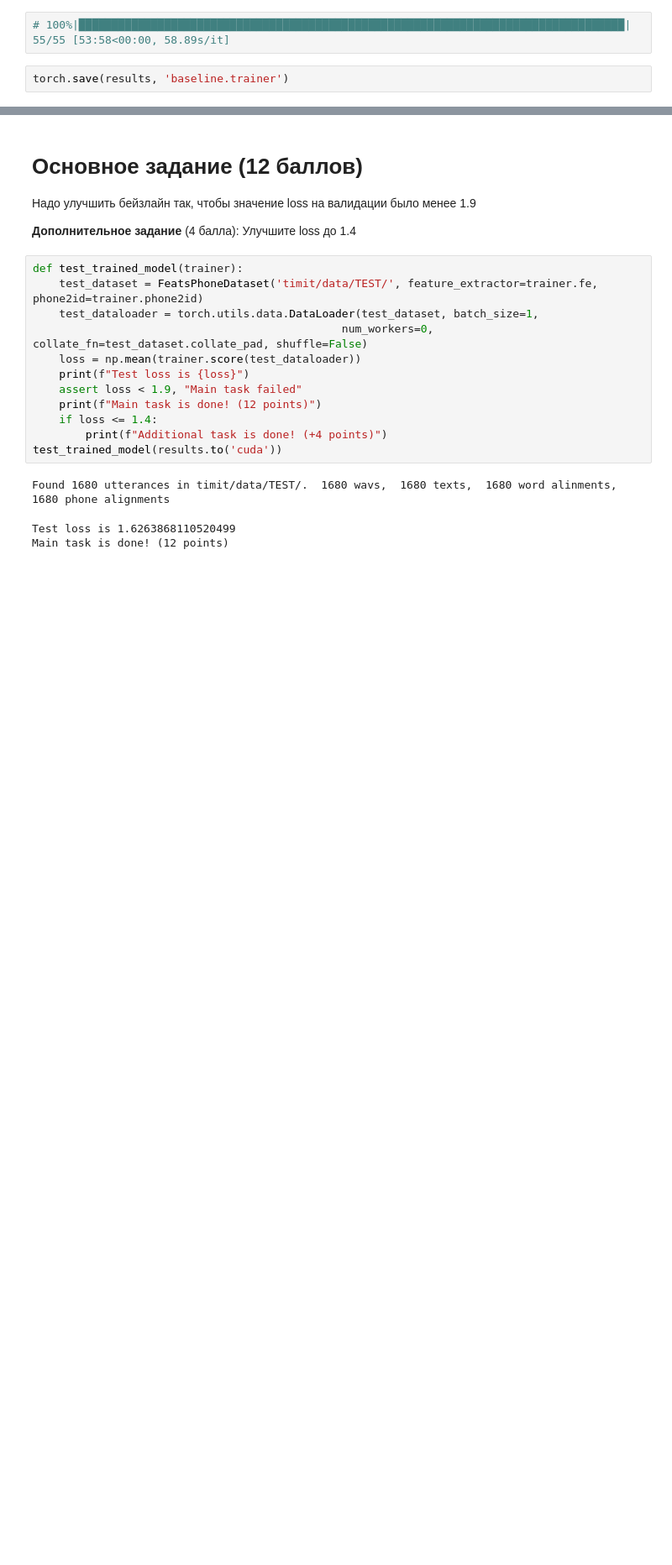
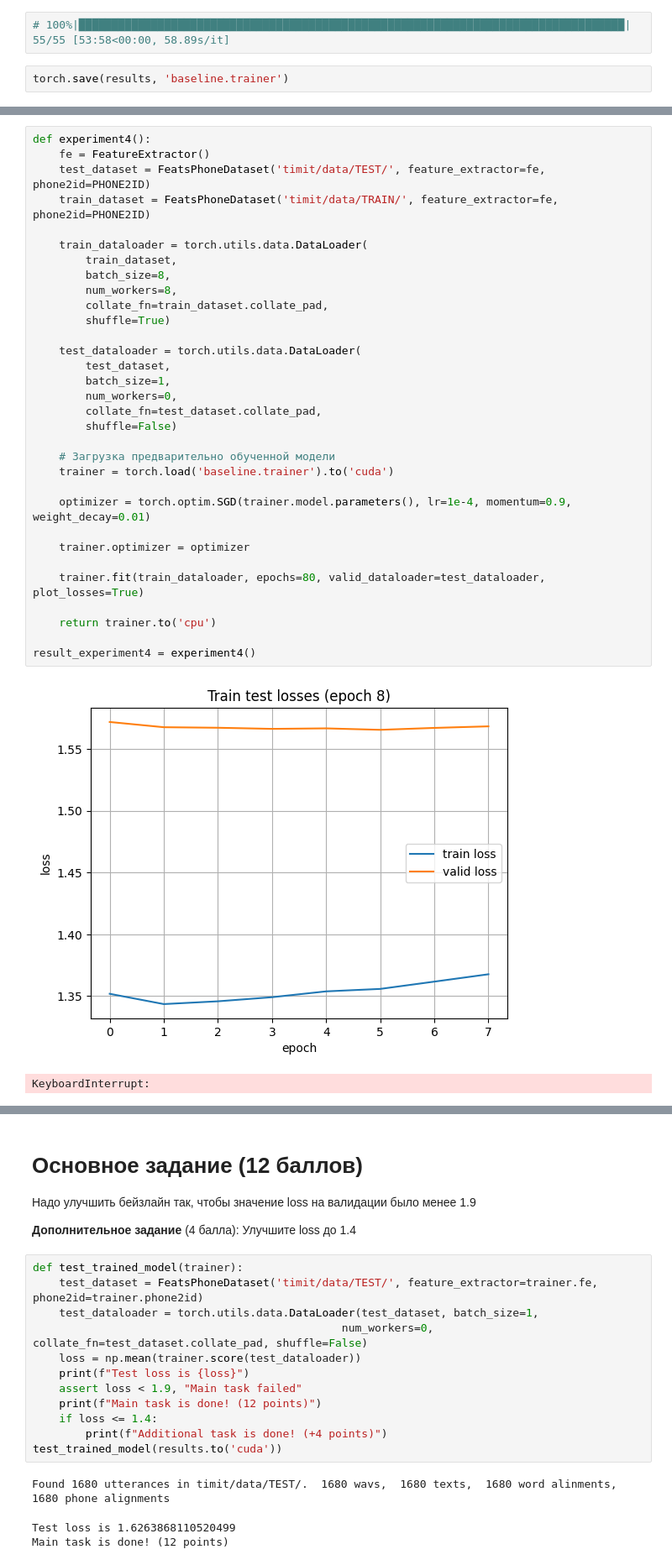
Before and after one commit to medbar/asr_itmo_practice, a Jupyter notebook: asr_lab3.ipynb, the cells around one changed output, grey strips where cells are left out. Shown at 84% size. Cells and saved outputs as stored; diff of their text form; blank space fills up the shorter version.

```diff
--- a/asr_lab3.ipynb
+++ b/asr_lab3.ipynb
@@ -666,0 +710,35 @@ results = experiment()
+# %%
+def experiment4():
+    fe = FeatureExtractor()
+    test_dataset = FeatsPhoneDataset('timit/data/TEST/', feature_extractor=fe, phone2id=PHONE2ID)
+    train_dataset = FeatsPhoneDataset('timit/data/TRAIN/', feature_extractor=fe, phone2id=PHONE2ID)
+
+    train_dataloader = torch.utils.data.DataLoader(
+        train_dataset,
+        batch_size=8,
+        num_workers=8,
+        collate_fn=train_dataset.collate_pad,
+        shuffle=True)
+
+    test_dataloader = torch.utils.data.DataLoader(
+        test_dataset,
+        batch_size=1,
+        num_workers=0,
+        collate_fn=test_dataset.collate_pad,
+        shuffle=False)
+
+    # Загрузка предварительно обученной модели
+    trainer = torch.load('baseline.trainer').to('cuda')
+
+    optimizer = torch.optim.SGD(trainer.model.parameters(), lr=1e-4, momentum=0.9, weight_decay=0.01)
+
+    trainer.optimizer = optimizer
+
+    trainer.fit(train_dataloader, epochs=80, valid_dataloader=test_dataloader, plot_losses=True)
+
+    return trainer.to('cpu')
+
+result_experiment4 = experiment4()
+# %% [output]
+[figure, added]
+KeyboardInterrupt:
```
Also changed, not shown: parts of 12 cells of this notebook, 2 other files.
